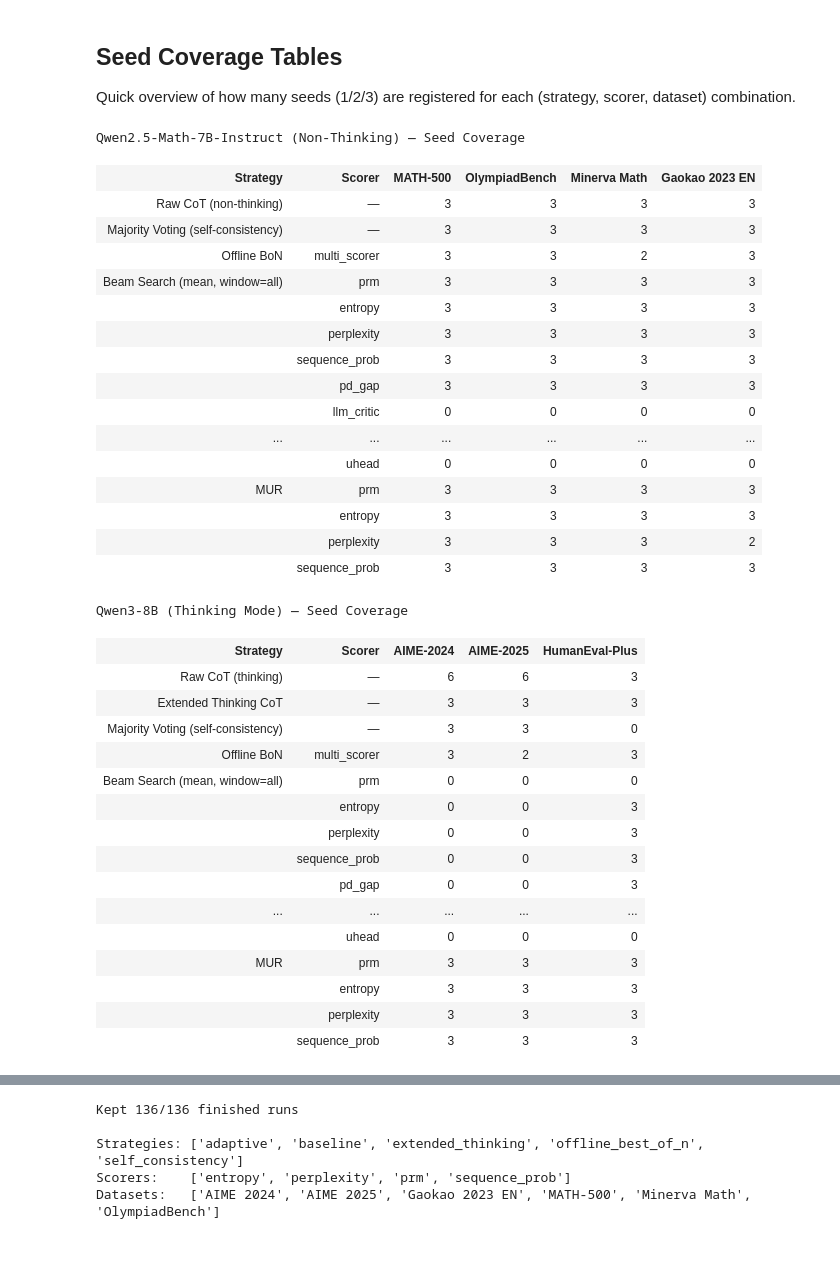
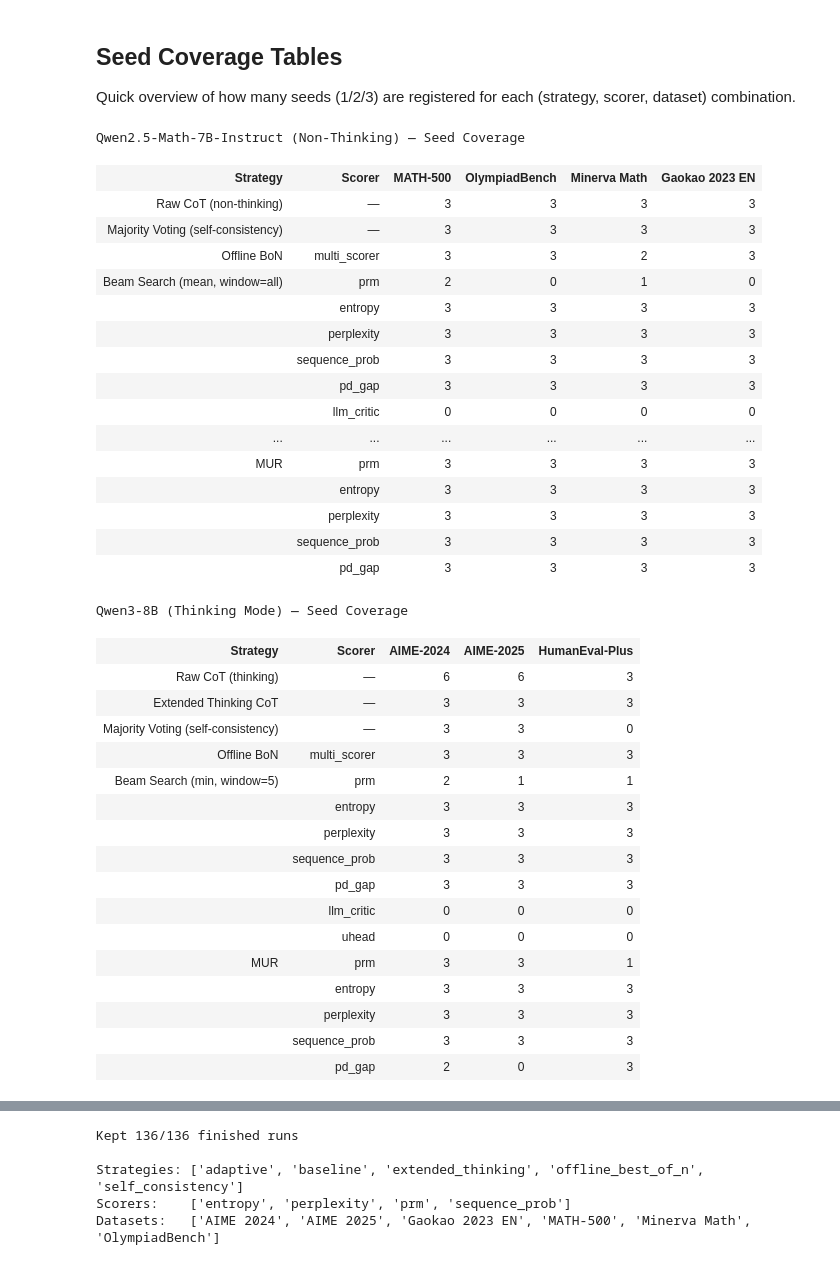
Before and after one commit to IINemo/llm-tts-service, a Jupyter notebook: notebooks/wandb_results_analysis.ipynb, the cells around one changed output, grey strips where cells are left out. Drawn from its saved outputs; the diff is of its cells as text; code cells hidden in the pictures.

```diff
--- a/notebooks/wandb_results_analysis.ipynb
+++ b/notebooks/wandb_results_analysis.ipynb
@@ -1230,7 +1264,7 @@ AIME_24_BEAM_SEARCH_5_STEPS_MIN_RUNS = [
         "group_url": "https://wandb.ai/nlpresearch.group/llm-tts-eval-aime2024/groups/beam_search_qwen3_8b_thinking_aime2024_prm_window_5_min/workspace",
         "runs": [
             {"seed": 42, "run_url": "https://wandb.ai/nlpresearch.group/llm-tts-eval-aime2024/groups/beam_search_qwen3_8b_thinking_aime2024_prm_window_5_min/runs/efg8ecwr?nw=nwuserkarantonis"},
-            {"seed": 43, "run_url": ""},
+            {"seed": 43, "run_url": "https://wandb.ai/nlpresearch.group/llm-tts-eval-aime2024/groups/beam_search_qwen3_8b_thinking_aime2024_prm_window_5_min/runs/aqnb3zq1?nw=nwuserkarantonis"},
             {"seed": 44, "run_url": ""},
         ],
     },
@@ -1239,7 +1273,7 @@ AIME_24_BEAM_SEARCH_5_STEPS_MIN_RUNS = [
         "runs": [
             {"seed": 42, "run_url": "https://wandb.ai/nlpresearch.group/llm-tts-eval-aime2024/groups/beam_search_qwen3_8b_thinking_aime2024_entropy_window_5_min/runs/0wbteyc1?nw=nwuserkarantonis"},
             {"seed": 43, "run_url": "https://wandb.ai/nlpresearch.group/llm-tts-eval-aime2024/groups/beam_search_qwen3_8b_thinking_aime2024_entropy_window_5_min/runs/vchbohcx?nw=nwuserkarantonis"},
-            {"seed": 44, "run_url": ""},
+            {"seed": 44, "run_url": "https://wandb.ai/nlpresearch.group/llm-tts-eval-aime2024/groups/beam_search_qwen3_8b_thinking_aime2024_entropy_window_5_min/runs/qezpea3j?nw=nwuserkarantonis"},
         ],
     },
     {
@@ -1247,7 +1281,7 @@ AIME_24_BEAM_SEARCH_5_STEPS_MIN_RUNS = [
         "runs": [
             {"seed": 42, "run_url": "https://wandb.ai/nlpresearch.group/llm-tts-eval-aime2024/groups/beam_search_qwen3_8b_thinking_aime2024_perplexity_window_5_min/runs/9n2x29ps?nw=nwuserkarantonis"},
             {"seed": 43, "run_url": "https://wandb.ai/nlpresearch.group/llm-tts-eval-aime2024/groups/beam_search_qwen3_8b_thinking_aime2024_perplexity_window_5_min/runs/7xincnfz?nw=nwuserkarantonis"},
-            {"seed": 44, "run_url": ""},
+            {"seed": 44, "run_url": "https://wandb.ai/nlpresearch.group/llm-tts-eval-aime2024/groups/beam_search_qwen3_8b_thinking_aime2024_perplexity_window_5_min/runs/ezyltca8?nw=nwuserkarantonis"},
         ],
     },
     {
@@ -1255,7 +1289,7 @@ AIME_24_BEAM_SEARCH_5_STEPS_MIN_RUNS = [
         "runs": [
             {"seed": 42, "run_url": "https://wandb.ai/nlpresearch.group/llm-tts-eval-aime2024/groups/beam_search_qwen3_8b_thinking_aime2024_sequence_prob_window_5_min/runs/8vgy2ikx?nw=nwuserkarantonis"},
             {"seed": 43, "run_url": "https://wandb.ai/nlpresearch.group/llm-tts-eval-aime2024/groups/beam_search_qwen3_8b_thinking_aime2024_sequence_prob_window_5_min/runs/6d681pee?nw=nwuserkarantonis"},
-            {"seed": 44, "run_url": ""},
+            {"seed": 44, "run_url": "https://wandb.ai/nlpresearch.group/llm-tts-eval-aime2024/groups/beam_search_qwen3_8b_thinking_aime2024_sequence_prob_window_5_min/runs/6b5viy72?nw=nwuserkarantonis"},
         ],
     },
     {
@@ -1263,7 +1297,7 @@ AIME_24_BEAM_SEARCH_5_STEPS_MIN_RUNS = [
         "runs": [
             {"seed": 42, "run_url": "https://wandb.ai/nlpresearch.group/llm-tts-eval-aime2024/groups/beam_search_qwen3_8b_thinking_aime2024_pd_gap_window_5_min/runs/hbdy4fcn?nw=nwuserkarantonis"},
             {"seed": 43, "run_url": "https://wandb.ai/nlpresearch.group/llm-tts-eval-aime2024/groups/beam_search_qwen3_8b_thinking_aime2024_pd_gap_window_5_min/runs/4uuttpo2?nw=nwuserkarantonis"},
-            {"seed": 44, "run_url": ""},
+            {"seed": 44, "run_url": "https://wandb.ai/nlpresearch.group/llm-tts-eval-aime2024/groups/beam_search_qwen3_8b_thinking_aime2024_pd_gap_window_5_min/runs/8tdyfcry?nw=nwuserkarantonis"},
         ],
     },
     # TODO: LLM_AS_A_CRITIC
@@ -1326,6 +1360,14 @@ AIME_24_MUR_RUNS = [
             {"seed": 44, "run_url": "https://wandb.ai/nlpresearch.group/llm-tts-eval-aime2024/groups/adaptive_scaling_qwen3_8b_aime2024_sequence_prob/runs/ehlo2jyt"},
         ],
     },
+    {
+        "group_url": "https://wandb.ai/nlpresearch.group/llm-tts-eval-aime24/groups/adaptive_scaling_qwen3_8b_aime2024_uncertainty_pd/workspace",
+        "runs": [
+            {"seed": 42, "run_url": "https://wandb.ai/nlpresearch.group/llm-tts-eval-aime24/groups/adaptive_scaling_qwen3_8b_aime2024_uncertainty_pd/runs/ogtic3r3?nw=nwuserkarantonis"},
+            {"seed": 43, "run_url": "https://wandb.ai/nlpresearch.group/llm-tts-eval-aime24/groups/adaptive_scaling_qwen3_8b_aime2024_uncertainty_pd/runs/l8o7jyti?nw=nwuserkarantonis"},
+            {"seed": 44, "run_url": ""},
+        ],
+    },
 ]
 
 AIME_24_RUNS = [
@@ -1959,7 +2005,9 @@ def _extract_scorer_from_group_url(url: str) -> str:
     except (ValueError, IndexError):
         group = parts[-1]
     # Check longest names first to avoid partial matches
-    for scorer in ["uncertainty_pd", "sequence_prob", "llm_critic", "multi_scorer",
+    # uncertainty_pd is an alias for pd_gap
+    group = group.replace("uncertainty_pd", "pd_gap")
+    for scorer in ["sequence_prob", "llm_critic", "multi_scorer",
                    "pd_gap", "prm", "entropy", "perplexity", "uhead"]:
         if group.endswith(f"_{scorer}") or f"_{scorer}_" in group:
             return scorer
@@ -1972,7 +2020,7 @@ def _count_seeds_with_url(run_list: list) -> tuple:
     url = ""
     for entry in run_list:
         if entry.get("group_url"):
-            total += len(entry.get("runs", []))
+            total += sum(1 for r in entry.get("runs", []) if r.get("run_url"))
             if not url:
                 url = entry["group_url"]
     return total, url
@@ -2000,7 +2048,8 @@ def _count_seeds_by_scorer_with_url(run_list: list) -> dict:
         if not group_url:
             continue
         scorer = _extract_scorer_from_group_url(group_url)
-        result[scorer] = (len(entry.get("runs", [])), group_url)
+        n = sum(1 for r in entry.get("runs", []) if r.get("run_url"))
+        result[scorer] = (n, group_url)
     return result
 
 
@@ -2038,7 +2087,7 @@ def build_coverage_table(title, coverage_map, datasets, strategy_order, strategy
     if multi_scorer_strategies is None:
         multi_scorer_strategies = set()
     if scorer_list is None:
-        scorer_list = ["prm", "entropy", "perplexity", "sequence_prob"]
+        scorer_list = ["prm", "entropy", "perplexity", "sequence_prob", "pd_gap"]
     if scorer_overrides is None:
         scorer_overrides = {}
 
@@ -2155,22 +2204,20 @@ html = build_coverage_table(
     coverage_map=QWEN25_COVERAGE,
     datasets=DATASETS_QWEN25,
     strategy_order=["baseline", "self_consistency", "offline_bon",
-                    "bs_all_mean", "bs_all_min", "bs_5_mean", "bs_5_min", "mur"],
+                    "bs_all_mean", "bs_5_mean", "bs_5_min", "mur"],
     strategy_labels={
         "baseline": "Raw CoT<br>(non-thinking)",
         "self_consistency": "Majority Voting<br>(self-consistency)",
         "offline_bon": "Offline BoN",
         "bs_all_mean": "Beam Search<br>(mean, window=all)",
-        "bs_all_min": "Beam Search<br>(min, window=all)",
         "bs_5_mean": "Beam Search<br>(mean, window=5)",
         "bs_5_min": "Beam Search<br>(min, window=5)",
         "mur": "MUR",
     },
-    multi_scorer_strategies={"mur", "offline_bon", "bs_all_mean", "bs_all_min", "bs_5_mean", "bs_5_min"},
+    multi_scorer_strategies={"mur", "offline_bon", "bs_all_mean", "bs_5_mean", "bs_5_min"},
     scorer_overrides={
         "offline_bon": ["multi_scorer"],
         "bs_all_mean": BS_SCORER_LIST,
-        "bs_all_min": BS_SCORER_LIST,
         "bs_5_mean": BS_SCORER_LIST,
         "bs_5_min": BS_SCORER_LIST,
     },
@@ -2223,65 +2270,61 @@ html_qwen3 = build_coverage_table(
     title="Qwen3-8B (Thinking Mode) \u2014 Seed Coverage",
     coverage_map=QWEN3_COVERAGE,
     datasets=DATASETS_QWEN3,
+    # bs_all_mean, bs_all_min, bs_5_mean temporarily excluded
     strategy_order=["baseline", "extended_thinking", "self_consistency", "offline_bon",
-                    "bs_all_mean", "bs_all_min", "bs_5_mean", "bs_5_min", "mur"],
+                    "bs_5_min", "mur"],
     strategy_labels={
         "baseline": "Raw CoT<br>(thinking)",
         "extended_thinking": "Extended Thinking CoT",
         "self_consistency": "Majority Voting<br>(self-consistency)",
         "offline_bon": "Offline BoN",
-        "bs_all_mean": "Beam Search<br>(mean, window=all)",
-        "bs_all_min": "Beam Search<br>(min, window=all)",
-        "bs_5_mean": "Beam Search<br>(mean, window=5)",
         "bs_5_min": "Beam Search<br>(min, window=5)",
         "mur": "MUR",
     },
-    multi_scorer_strategies={"mur", "offline_bon", "bs_all_mean", "bs_all_min", "bs_5_mean", "bs_5_min"},
+    multi_scorer_strategies={"mur", "offline_bon", "bs_5_min"},
     scorer_overrides={
         "offline_bon": ["multi_scorer"],
-        "bs_all_mean": BS_SCORER_LIST,
-        "bs_all_min": BS_SCORER_LIST,
-        "bs_5_mean": BS_SCORER_LIST,
         "bs_5_min": BS_SCORER_LIST,
     },
 )
 
 display(HTML(html_qwen3))
 # %% [output]
 Qwen2.5-Math-7B-Instruct (Non-Thinking) — Seed Coverage
 | Strategy | Scorer | MATH-500 | OlympiadBench | Minerva Math | Gaokao 2023 EN |
 | Raw CoT (non-thinking) | — | 3 | 3 | 3 | 3 |
 | Majority Voting (self-consistency) | — | 3 | 3 | 3 | 3 |
 | Offline BoN | multi_scorer | 3 | 3 | 2 | 3 |
-| Beam Search (mean, window=all) | prm | 3 | 3 | 3 | 3 |
+| Beam Search (mean, window=all) | prm | 2 | 0 | 1 | 0 |
 |  | entropy | 3 | 3 | 3 | 3 |
 |  | perplexity | 3 | 3 | 3 | 3 |
 |  | sequence_prob | 3 | 3 | 3 | 3 |
 |  | pd_gap | 3 | 3 | 3 | 3 |
 |  | llm_critic | 0 | 0 | 0 | 0 |
 | ... | ... | ... | ... | ... | ... |
-|  | uhead | 0 | 0 | 0 | 0 |
 | MUR | prm | 3 | 3 | 3 | 3 |
 |  | entropy | 3 | 3 | 3 | 3 |
-|  | perplexity | 3 | 3 | 3 | 2 |
+|  | perplexity | 3 | 3 | 3 | 3 |
 |  | sequence_prob | 3 | 3 | 3 | 3 |
+|  | pd_gap | 3 | 3 | 3 | 3 |
 Qwen3-8B (Thinking Mode) — Seed Coverage
 | Strategy | Scorer | AIME-2024 | AIME-2025 | HumanEval-Plus |
 | Raw CoT (thinking) | — | 6 | 6 | 3 |
 | Extended Thinking CoT | — | 3 | 3 | 3 |
 | Majority Voting (self-consistency) | — | 3 | 3 | 0 |
-| Offline BoN | multi_scorer | 3 | 2 | 3 |
-| Beam Search (mean, window=all) | prm | 0 | 0 | 0 |
-|  | entropy | 0 | 0 | 3 |
-|  | perplexity | 0 | 0 | 3 |
-|  | sequence_prob | 0 | 0 | 3 |
-|  | pd_gap | 0 | 0 | 3 |
-| ... | ... | ... | ... | ... |
-|  | uhead | 0 | 0 | 0 |
-| MUR | prm | 3 | 3 | 3 |
+| Offline BoN | multi_scorer | 3 | 3 | 3 |
+| Beam Search (min, window=5) | prm | 2 | 1 | 1 |
 |  | entropy | 3 | 3 | 3 |
 |  | perplexity | 3 | 3 | 3 |
 |  | sequence_prob | 3 | 3 | 3 |
+|  | pd_gap | 3 | 3 | 3 |
+|  | llm_critic | 0 | 0 | 0 |
+|  | uhead | 0 | 0 | 0 |
+| MUR | prm | 3 | 3 | 1 |
+|  | entropy | 3 | 3 | 3 |
+|  | perplexity | 3 | 3 | 3 |
+|  | sequence_prob | 3 | 3 | 3 |
+|  | pd_gap | 2 | 0 | 3 |
 # %%
 # ── Data Fetching ─────────────────────────────────────────────────────────────
 import re
```
Also changed, not shown: parts of 8 cells of this notebook.
